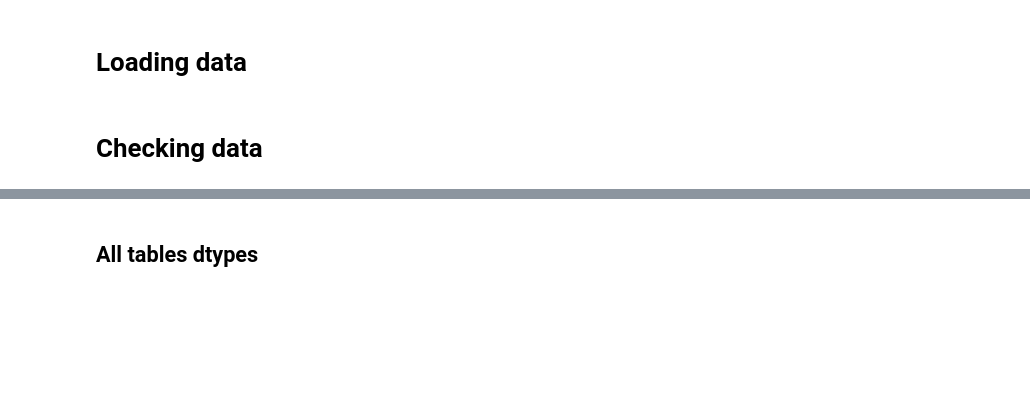
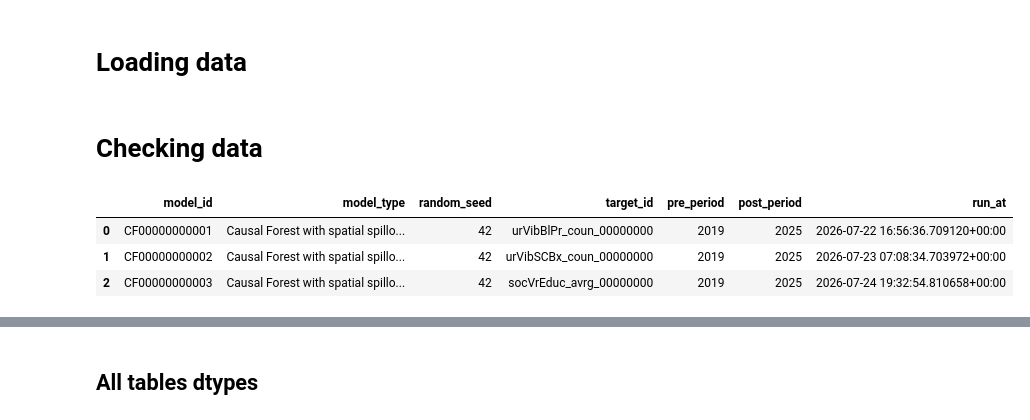
Before and after one commit to Andrew10MAIN/urban_regeneration_platform, a Jupyter notebook: experiments/notebooks/test_db_connection.ipynb, the cells around one changed output, grey strips where cells are left out. Drawn from its saved outputs; the diff is of its cells as text; code cells hidden in the pictures; blank space fills up the shorter version.

```diff
--- a/experiments/notebooks/test_db_connection.ipynb
+++ b/experiments/notebooks/test_db_connection.ipynb
@@ -556,2 +536,9 @@ for name in results_list:
 # %% [markdown]
 # Checking data
+# %%
+pd.read_sql(f"SELECT * FROM results.models", engine)
+# %% [output]
+|  | model_id | model_type | random_seed | target_id | pre_period | post_period | run_at |
+| 0 | CF00000000001 | Causal Forest with spatial spillo... | 42 | urVibBlPr_coun_00000000 | 2019 | 2025 | 2026-07-22 16:56:36.709120+00:00 |
+| 1 | CF00000000002 | Causal Forest with spatial spillo... | 42 | urVibSCBx_coun_00000000 | 2019 | 2025 | 2026-07-23 07:08:34.703972+00:00 |
+| 2 | CF00000000003 | Causal Forest with spatial spillo... | 42 | socVrEduc_avrg_00000000 | 2019 | 2025 | 2026-07-24 19:32:54.810658+00:00 |
```
Also changed, not shown: parts of 7 cells of this notebook, 16 other files.
